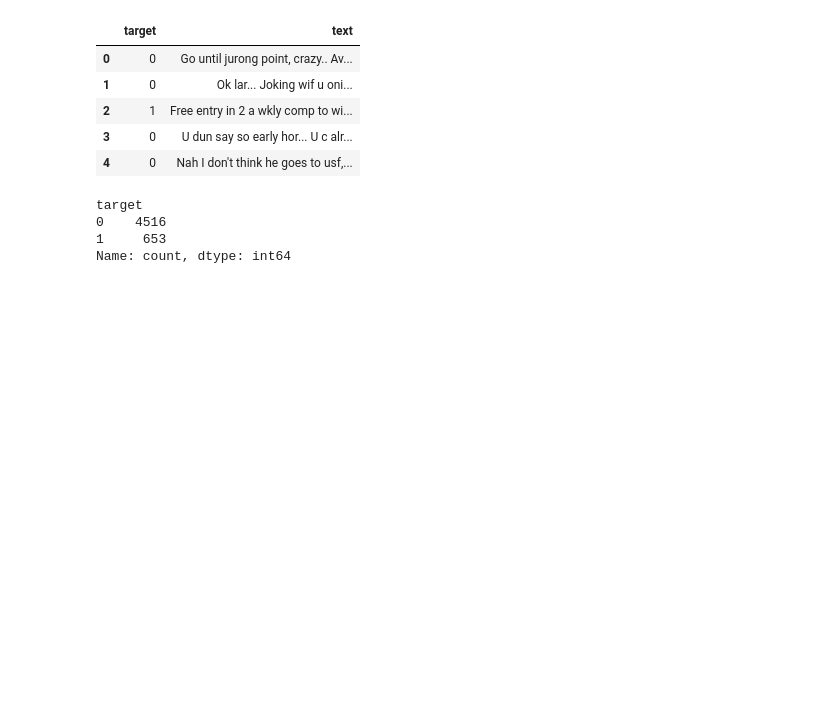
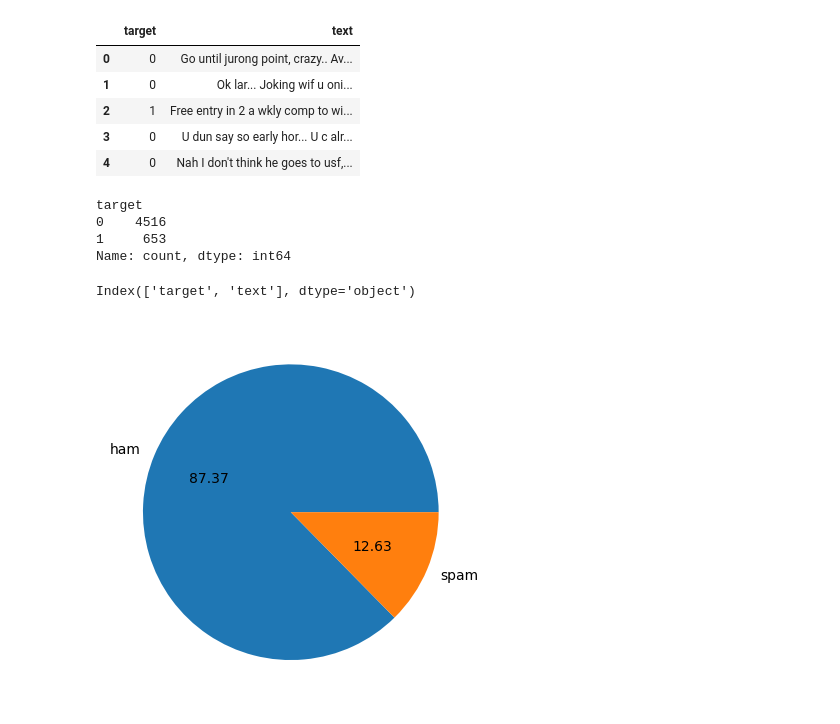
Before and after one commit to heenaf/SpamMailClassifier, a Jupyter notebook: Spam-email-project.ipynb, the cells around one changed output. Saved outputs shown, nothing was run; the diff lists cells and outputs as text; code cells hidden in the pictures; blank space fills up the shorter version.

```diff
--- a/Spam-email-project.ipynb
+++ b/Spam-email-project.ipynb
@@ -126,6 +124,15 @@ target
 0    4516
 1     653
 Name: count, dtype: int64
+# %%
+print(df.columns)
+# %% [output]
+Index(['target', 'text'], dtype='object')
 # %%
+#represnting visually using pie chart
 import matplotlib.pyplot as plt
-plt.pie(df['target']).value_counts(),labels=['ham','spam'],autopct="%0.2f")
+plt.pie(df['target'].value_counts(),labels=['ham','spam'],autopct="%0.2f")
+#autopct="%0.2f" to give in % with two values after decimal
+plt.show()
+# %% [output]
+[figure, added]
```
Also changed, not shown: parts of 35 cells of this notebook.
